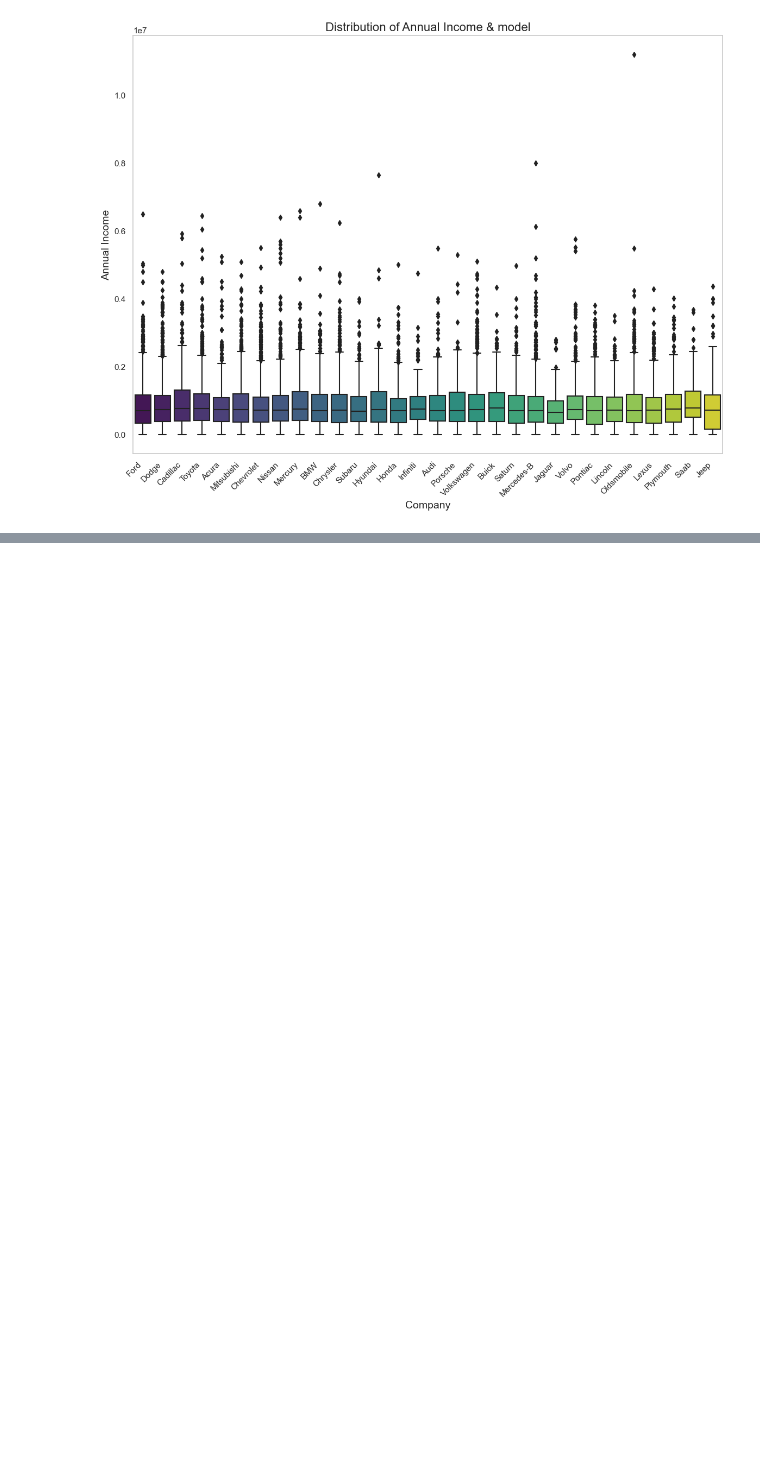
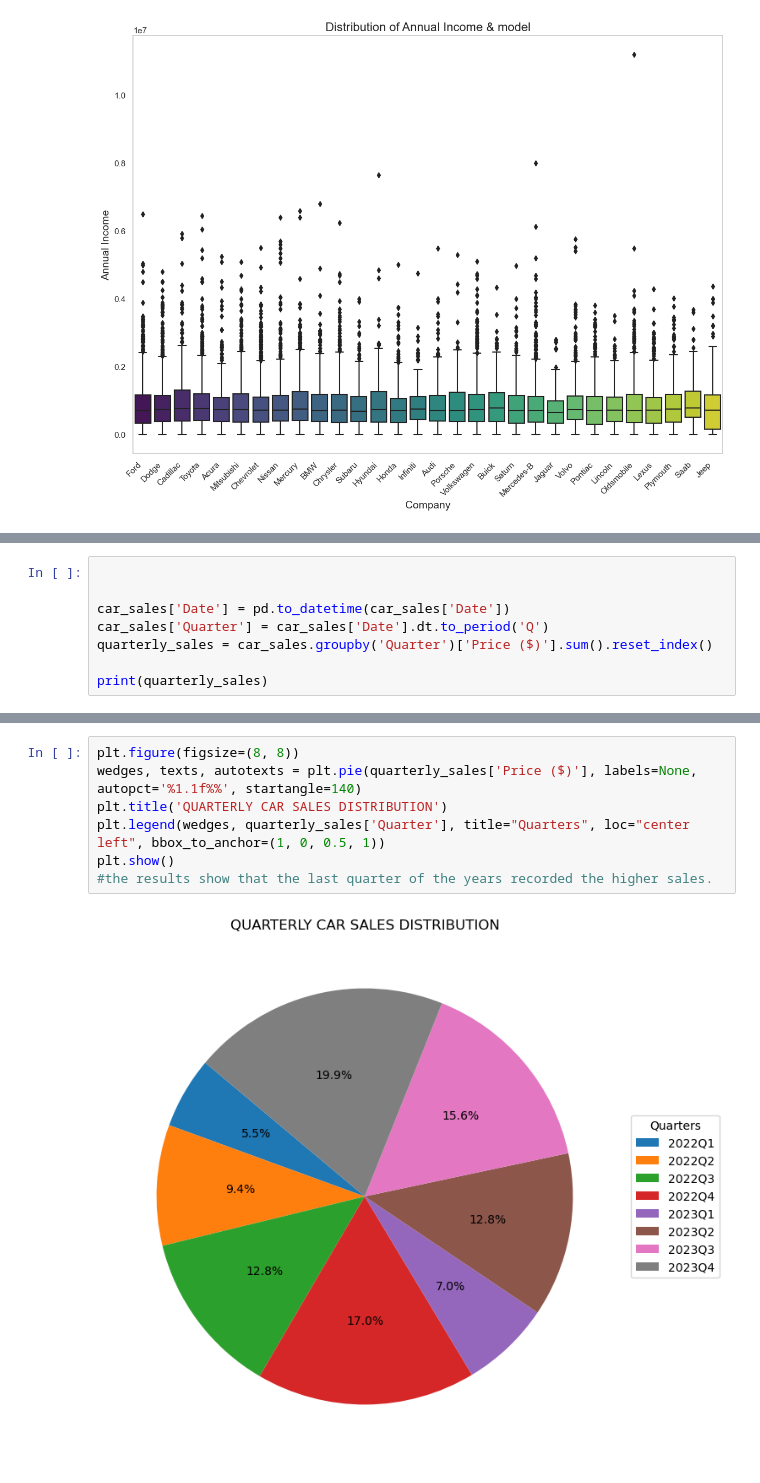
Before and after one commit to ikwabia/Car-Sales-, a Jupyter notebook: car_analysis.ipynb, the cells around one changed output, grey strips where cells are left out. Saved outputs shown, nothing was run; the diff lists cells and outputs as text; blank space fills up the shorter version.

```diff
--- a/car_analysis.ipynb
+++ b/car_analysis.ipynb
@@ -95,0 +164,8 @@ plt.show()
+# %%
+
+
+car_sales['Date'] = pd.to_datetime(car_sales['Date'])
+car_sales['Quarter'] = car_sales['Date'].dt.to_period('Q')
+quarterly_sales = car_sales.groupby('Quarter')['Price ($)'].sum().reset_index()
+
+print(quarterly_sales)
@@ -95,0 +182,9 @@ plt.show()
+# %%
+plt.figure(figsize=(8, 8))
+wedges, texts, autotexts = plt.pie(quarterly_sales['Price ($)'], labels=None, autopct='%1.1f%%', startangle=140)
+plt.title('QUARTERLY CAR SALES DISTRIBUTION')
+plt.legend(wedges, quarterly_sales['Quarter'], title="Quarters", loc="center left", bbox_to_anchor=(1, 0, 0.5, 1))
+plt.show()
+#the results show that the last quarter of the years recorded the higher sales.
+# %% [output]
+[figure, added]
```
Also changed, not shown: parts of 10 cells of this notebook.
